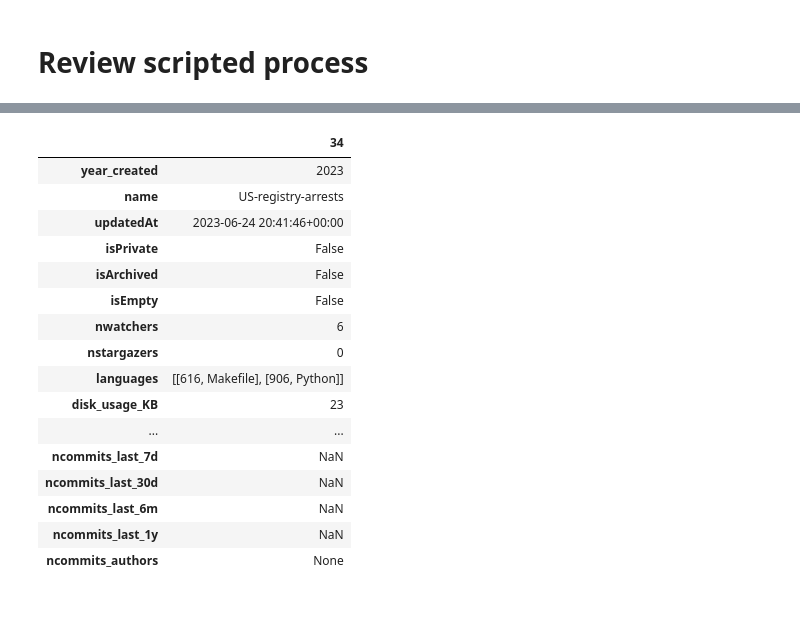
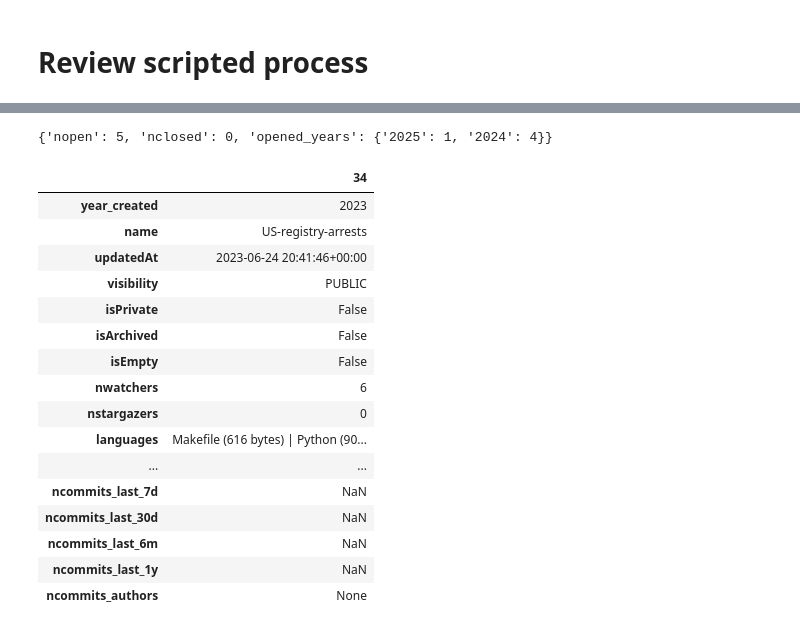
Before and after one commit to baileyb0t/TODO-helper, a Jupyter notebook: review-org-repos/note/explore_task.ipynb, the cells around one changed output, grey strips where cells are left out. Saved outputs shown, nothing was run; the diff lists cells and outputs as text; code cells hidden in the pictures.

Commit message:
finished fleshing out formatted summary info

```diff
--- a/review-org-repos/note/explore_task.ipynb
+++ b/review-org-repos/note/explore_task.ipynb
@@ -547,2 +573,21 @@ summary
 # %%
 both = pd.read_parquet("../summary.parquet")
+origcols = both.columns
+both['nyears_active'] = both.yearlast - both.year_created
+both['recently_active'] = both.ncommits_last_6m.notna()
+
+# formatting for report
+both['title'] = both.name.apply(lambda x: f"`{x}`")
+both.disk_usage_KB = both.disk_usage_KB.apply(lambda x: f"{x}KB")
+both['stats'] = both[['visibility', 'nwatchers', 'nstargazers']].apply(
+    lambda row: f"{row.visibility.title()} | {row.nwatchers} 👀 | {row.nstargazers} ⭐️", axis=1)
+both.languages = both.languages.apply(formatlanguages)
+both['lifespan'] = both[['year_created', 'nyears_active']].apply(lambda row: f"Created: {
+    row.year_created} | Years Active: {row.nyears_active}" if row.nyears_active > 0 else f"Created: {
+    row.year_created} | Years Active: Less than 1", axis=1)
+
+recent = both.loc[both.recently_active].copy()
+older = both.loc[~both.recently_active].copy()
+
+recent['ncommits'] = recent[[c for c in recent.columns if 'ncommits_last' in c]].apply(
+    lambda row: format_ncommitinfo(row=row), axis=1)
@@ -549,17 +635,21 @@ both = pd.read_parquet("../summary.parquet")
+# %%
+procinfo
+# %% [output]
+{'nopen': 5, 'nclosed': 0, 'opened_years': {'2025': 1, '2024': 4}}
 # %%
-both.sample().T
+both[origcols].sample().T
 # %% [output]
 |  | 34 |
 | year_created | 2023 |
 | name | US-registry-arrests |
 | updatedAt | 2023-06-24 20:41:46+00:00 |
+| visibility | PUBLIC |
 | isPrivate | False |
 | isArchived | False |
 | isEmpty | False |
 | nwatchers | 6 |
 | nstargazers | 0 |
-| languages | [[616, Makefile], [906, Python]] |
-| disk_usage_KB | 23 |
+| languages | Makefile (616 bytes) | Python (90... |
 | ... | ... |
 | ncommits_last_7d | NaN |
 | ncommits_last_30d | NaN |
```
Also changed, not shown: parts of 18 cells of this notebook, 3 other files.
